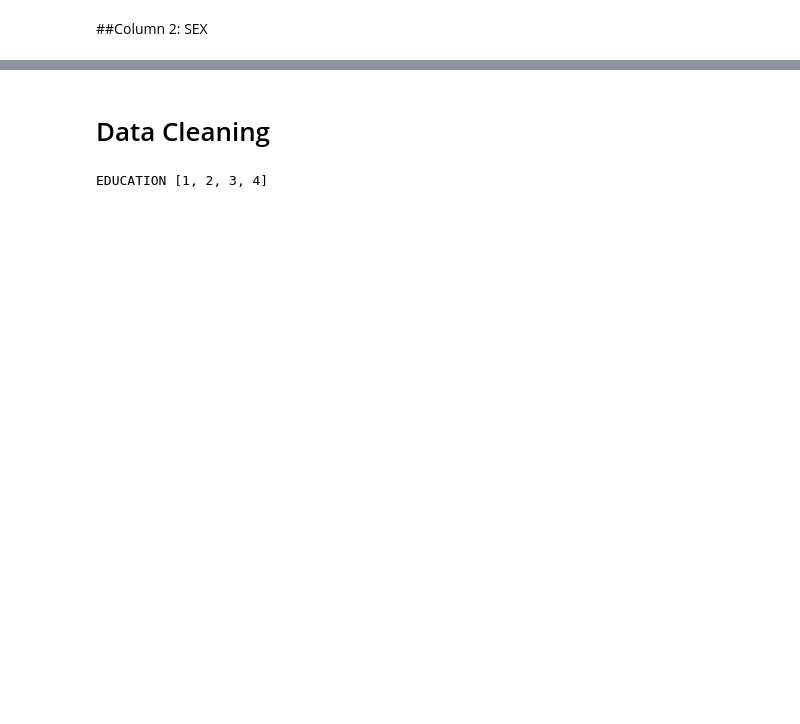
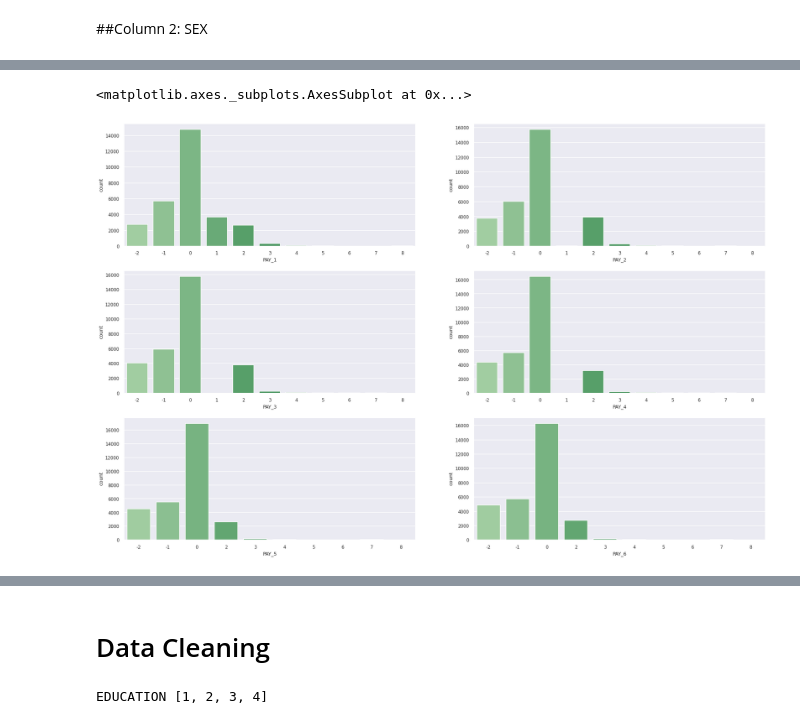
Before and after one commit to pranay2310/Credit-Card-Default-Prediction, a Jupyter notebook: Credit_Card_Default_Prediction_Capstone_Project.ipynb, the cells around one changed output, grey strips where cells are left out. Cells and saved outputs as stored; diff of their text form; code cells hidden in the pictures; blank space fills up the shorter version.

```diff
--- a/Credit_Card_Default_Prediction_Capstone_Project.ipynb
+++ b/Credit_Card_Default_Prediction_Capstone_Project.ipynb
@@ -178,0 +198,22 @@ default payment next month[0, 1]
+# %%
+a = df[['PAY_1','PAY_2','PAY_3','PAY_4','PAY_5','PAY_6']]
+# %%
+# creating subplots to plot all the graphs together
+fig, axes = plt.subplots(3,2, figsize=(30, 20))
+sns.countplot(ax=axes[0,0],x="PAY_1", data=a, palette="Greens_d")
+
+
+sns.countplot(ax=axes[0,1],x="PAY_2", data=a, palette="Greens_d")
+
+
+sns.countplot(ax=axes[1,0],x="PAY_3", data=a, palette="Greens_d")
+
+
+sns.countplot(ax=axes[1,1],x="PAY_4", data=a, palette="Greens_d")
+
+sns.countplot(ax=axes[2,0],x="PAY_5", data=a, palette="Greens_d")
+
+sns.countplot(ax=axes[2,1],x="PAY_6", data=a, palette="Greens_d")
+# %% [output]
+<matplotlib.axes._subplots.AxesSubplot at 0x...>
+[figure, added]
```
Also changed, not shown: parts of 49 cells of this notebook.
